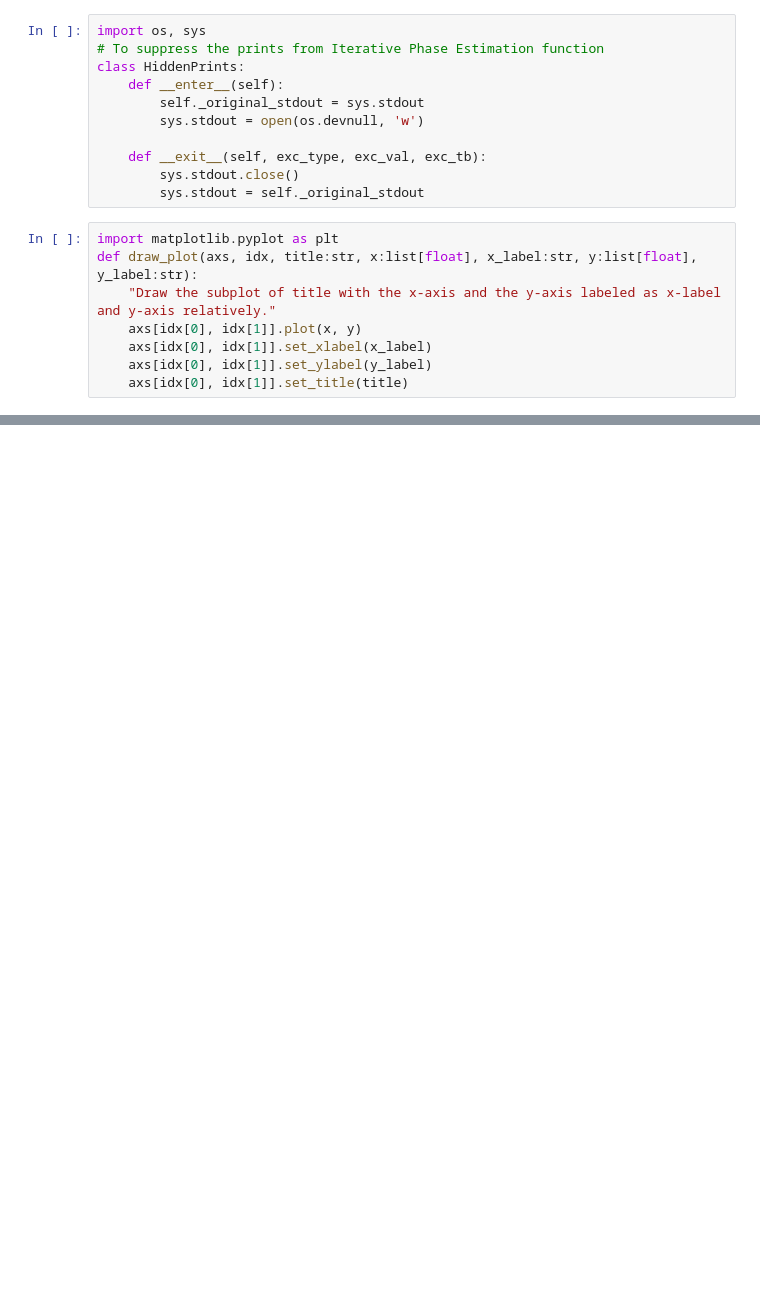
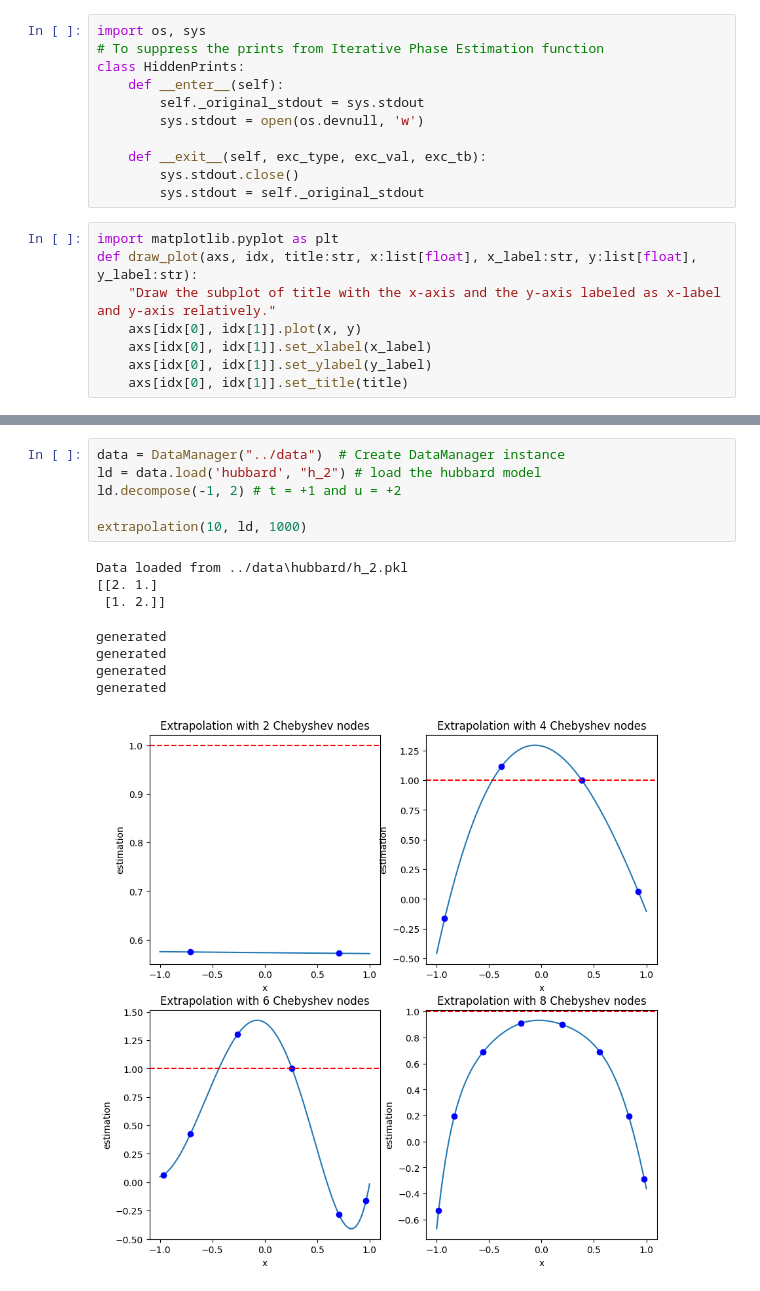
Before and after one commit to Rick0317/qDriftExtraPolation, a Jupyter notebook: jupyter/qdrift.ipynb, the cells around one changed output, grey strips where cells are left out. Cells and saved outputs as stored; diff of their text form; blank space fills up the shorter version.

Commit message:
functionize extrapolation

```diff
--- a/jupyter/qdrift.ipynb
+++ b/jupyter/qdrift.ipynb
@@ -94,0 +76,15 @@ one plot generated
+# %%
+data = DataManager("../data")  # Create DataManager instance
+ld = data.load('hubbard', "h_2") # load the hubbard model
+ld.decompose(-1, 2) # t = +1 and u = +2
+
+extrapolation(10, ld, 1000)
+# %% [output]
+Data loaded from ../data\hubbard/h_2.pkl
+[[2. 1.]
+ [1. 2.]]
+generated
+generated
+generated
+generated
+[figure, added]
```
Also changed, not shown: parts of 3 cells of this notebook, 2 other files.
